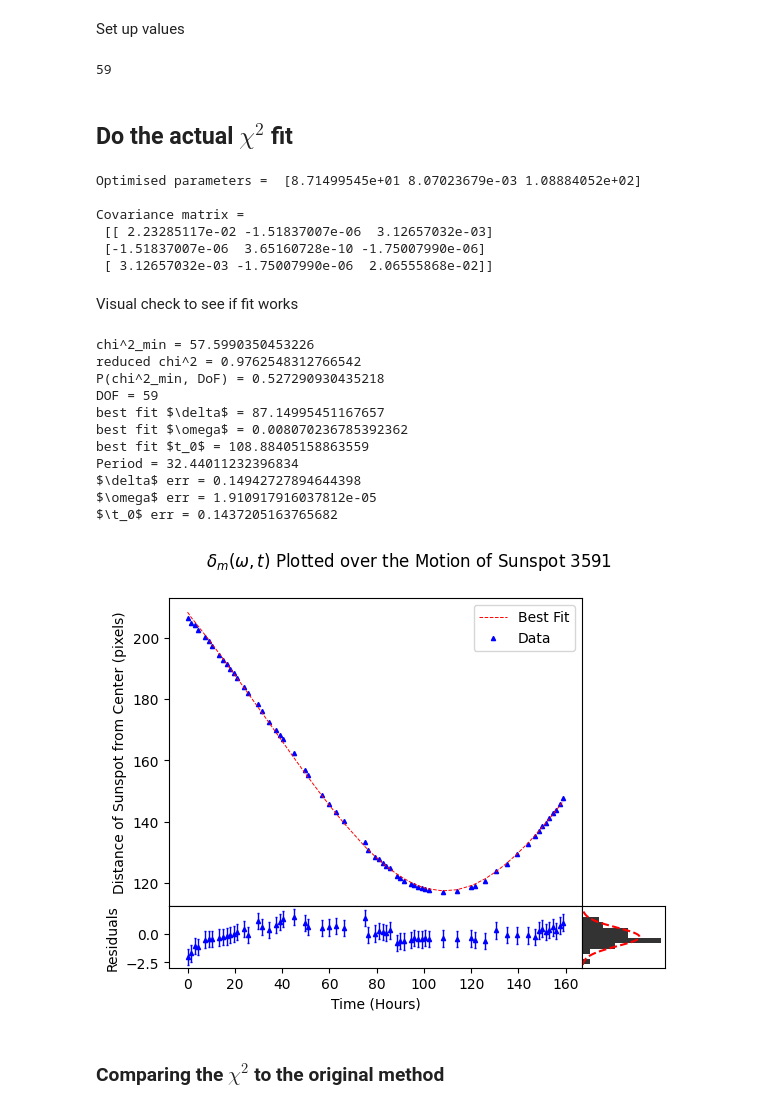
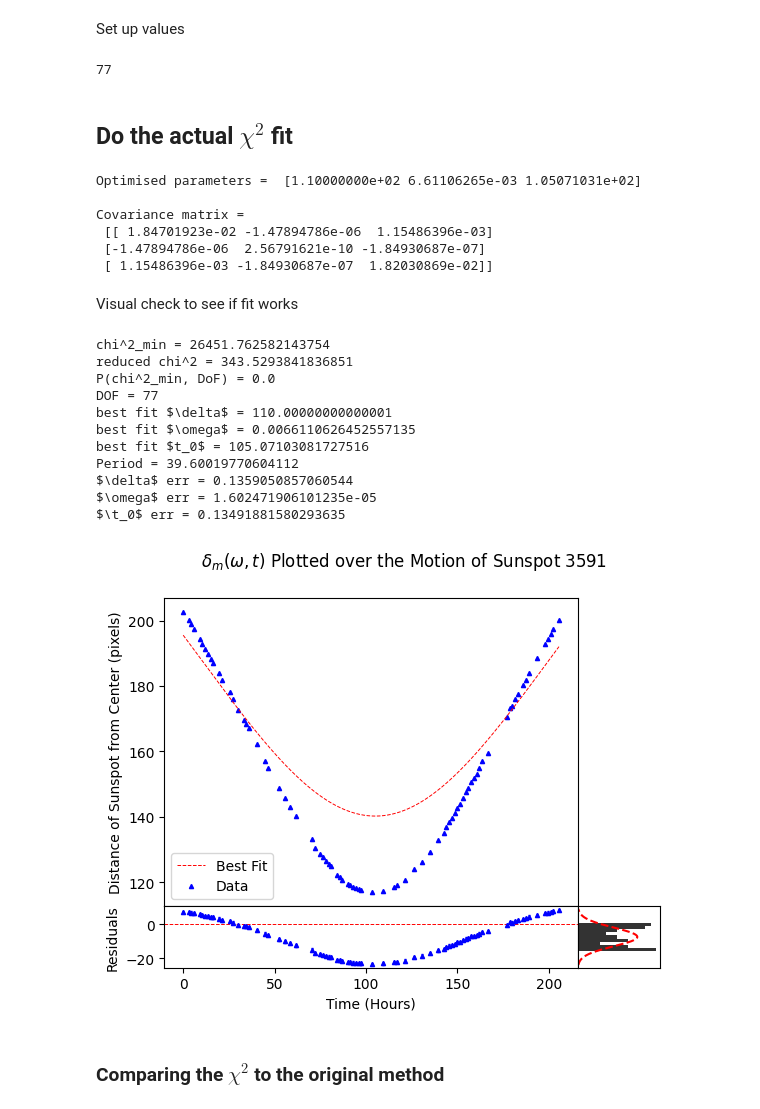
Before and after one commit to Singh-Mehtab/solar-rotation-analysis, a Jupyter notebook: Sunspots Revisited.ipynb, the cells around one changed output. Drawn from its saved outputs; the diff is of its cells as text; code cells hidden in the pictures.

```diff
--- a/Sunspots Revisited.ipynb
+++ b/Sunspots Revisited.ipynb
@@ -34,13 +34,13 @@ Sunspot_Name = '3591'
 #Date_Range = 'SOHO_2025-03-31_2025-04-06'
 
 # The first image with the sunspot visible
-first_image_number = 588
-last_image_number = 650
+first_image_number = 577 +14
+last_image_number = first_image_number + 80
 number_of_rows = last_image_number - first_image_number
 
 # Initial coordinates of the sunspot in the first image (replace with your values)
-Sunspot_initial_x = 92
-Sunspot_initial_y = 384
+Sunspot_initial_x = 98
+Sunspot_initial_y = 383
 
 # Sun parameters
 sun_center_x, sun_center_y = 256, 256
@@ -440,27 +443,32 @@ def chi_squared(model_params, model, x_data, y_data, y_err):
     return np.sum(((y_data - model(x_data, *model_params))/y_err)**2) # Note the `*model_params' here!
 print(degrees_of_freedom)
 # %% [output]
-59
+77
 # %% [markdown]
 ## Do the actual $\chi ^2$ fit
 # %%
+lower_bounds = [110, 0.0, 0.0]
+upper_bounds = [ 200, np.inf,  np.inf]
+
+bounds = (lower_bounds, upper_bounds)
 popt, cov = scipy.optimize.curve_fit(model_function, # function to fit
                                      t, # x data
                                      d, # y data
                                      sigma=d_err, # array of error bars for the fit
                                      absolute_sigma=True, # errors bars DO represent 1 std error
                                      p0=initial_values, # starting point for fit
-                                     check_finite=True) # raise ValueError if NaN encountered (don't allow errors to pass)
+                                     check_finite=True,
+                                     bounds = bounds) # raise ValueError if NaN encountered (don't allow errors to pass)
 
 print('Optimised parameters = ', popt, '\n')
 print('Covariance matrix = \n', cov)
 # %% [output]
-Optimised parameters =  [8.71499545e+01 8.07023679e-03 1.08884052e+02]
+Optimised parameters =  [1.10000000e+02 6.61106265e-03 1.05071031e+02]
 
 Covariance matrix =
- [[ 2.23285117e-02 -1.51837007e-06  3.12657032e-03]
- [-1.51837007e-06  3.65160728e-10 -1.75007990e-06]
- [ 3.12657032e-03 -1.75007990e-06  2.06555868e-02]]
+ [[ 1.84701923e-02 -1.47894786e-06  1.15486396e-03]
+ [-1.47894786e-06  2.56791621e-10 -1.84930687e-07]
+ [ 1.15486396e-03 -1.84930687e-07  1.82030869e-02]]
 # %% [markdown]
 Visual check to see if fit works
 # %%
@@ -476,6 +484,7 @@ axs[1, 1].tick_params(axis='both', which='both', length=0)
 axs[1, 1].set_xticklabels([])
 axs[1, 1].set_yticklabels([])
 
+
 axs[0,0].errorbar(t,
              d,
              #yerr = d_err,
@@ -484,11 +493,23 @@ axs[0,0].errorbar(t,
              linestyle='None',
              zorder =1,
              label = 'Data')
-axs[0,0].plot(t,
-         model_function(t, *popt),
-         color = 'r', linewidth = 0.7, linestyle='--',
-         zorder =2,
-         label = 'Best Fit')
+
+B_0_plot_constant = np.mean(B_0_values)
+R_sun_constant = np.mean(R_sun)
+N_SMOOTH = number_of_rows * 50
+t_smooth = np.linspace(np.min(t), np.max(t), N_SMOOTH)
+
+axs[0,0].plot(np.linspace(np.min(t), np.max(t), number_of_rows*50),
+              np.sqrt((R_sun_constant **2 - popt[0] **2)*(np.sin(popt[1]*(t_smooth - popt[2])))**2 + (popt[0]-B_0_plot_constant) **2),
+              color = 'r',
+              linewidth = 0.7,
+              linestyle='--',
+              zorder =2,
+              label = 'Best Fit')
+
+#np.sqrt((R_sun_constant **2 - popt[0] **2)*(np.sin(popt[1]*((np.linspace(np.min(t), np.max(t), number_of_rows*50)-popt[2])))**2 + (popt[0]-B_0_plot_constant) **2)),
+
+
 
 residual = d - model_function(t, *popt)
 axs[1,0].errorbar(t, residual, capsize =1, fmt = 'b^', markersize =3, elinewidth=1,yerr=d_err, linestyle = 'None')
@@ -497,7 +518,7 @@ axs[1,0].set_xlabel('Time (Hours)') # axis labels and units
 axs[0,0].set_ylabel('Distance of Sunspot from Center (pixels)')
 
 axs[1,0].set_ylabel('Residuals')
-
+axs[1,0].axhline(y=0, color='r', linestyle='dashed', linewidth = 0.7)
 
 ##### Histogram #####
 axs[1,1].hist(residual, bins =9, orientation='horizontal', color='k', alpha=0.8, density=True)
@@ -508,49 +529,53 @@ x_normdist = np.linspace(mu - 3*sigma, mu + 3*sigma, 1000)
 y_normdist = norm.pdf(x_normdist, mu, sigma)
 axs[1,1].plot(y_normdist, x_normdist, color='r', linestyle='dashed')
 
+x_min, x_max = axs[0, 0].get_xlim()
+axs[1, 0].set_xlim(x_min, x_max)
 ###########
 
 
 axs[0,0].legend()
 fig.suptitle(r'$\delta _m(\omega, t)$ Plotted over the Motion of Sunspot ' + Sunspot_Name)
 timestamp = datetime.datetime.now().strftime("%Y%m%d-%H%M%S")
 os.path.join
 #plt.savefig(os.path.join("Viscocity Lab Saved Figures", f"Viscocity_Lab-Residuals_{timestamp}.pdf"), format="pdf", bbox_inches="tight")
-plt.savefig(os.path.join("Further_Analysis/Plots", f"Sunspot_{Sunspot_Name}.pdf"), format="pdf", bbox_inches="tight")
+
 
 
 chi_squared_min = chi_squared(popt, model_function, t, d, d_err)
 reduced_chi_squared = chi_squared_min/degrees_of_freedom
 p_value = scipy.stats.chi2.sf(chi_squared_min, degrees_of_freedom)
 popt_errs = np.sqrt(np.diag(cov))
 Period = (np.pi)/(12*popt[1])
 
 print('chi^2_min = {}'.format(chi_squared_min))
 print('reduced chi^2 = {}'.format(reduced_chi_squared))
 print('P(chi^2_min, DoF) = {}'.format(p_value))
 print('DOF = ' + str(degrees_of_freedom))
 print(r"best fit $\delta$ = " + str(popt[0]))
 print(r"best fit $\omega$ = " + str(popt[1]))
 print(r"best fit $t_0$ = " + str(popt[2]))
 
 print(r'Period = ' + str(Period))
 #print(r'Viscocity_err = ' + str(Viscocity_err))
 print(r"$\delta$ err = " + str(popt_errs[0]))
 print(r"$\omega$ err = " + str(popt_errs[1]))
 print(r"$\t_0$ err = " + str(popt_errs[2]))
+
+plt.savefig(os.path.join("Further_Analysis/Plots", f"Sunspot_{Sunspot_Name}-Initial_{first_image_number}-Final_{last_image_number}-PValue_{p_value:.3g}.pdf"), format="pdf", bbox_inches="tight")
 # %% [output]
-chi^2_min = 57.5990350453226
-reduced chi^2 = 0.9762548312766542
-P(chi^2_min, DoF) = 0.527290930435218
-DOF = 59
-best fit $\delta$ = 87.14995451167657
-best fit $\omega$ = 0.008070236785392362
-best fit $t_0$ = 108.88405158863559
-Period = 32.44011232396834
-$\delta$ err = 0.14942727894644398
-$\omega$ err = 1.910917916037812e-05
-$\t_0$ err = 0.1437205163765682
+chi^2_min = 26451.762582143754
+reduced chi^2 = 343.5293841836851
+P(chi^2_min, DoF) = 0.0
+DOF = 77
+best fit $\delta$ = 110.00000000000001
+best fit $\omega$ = 0.0066110626452557135
+best fit $t_0$ = 105.07103081727516
+Period = 39.60019770604112
+$\delta$ err = 0.1359050857060544
+$\omega$ err = 1.602471906101235e-05
+$\t_0$ err = 0.13491881580293635
-[figure, old version]
+[figure, new version]
 # %% [markdown]
 ### Comparing the $\chi ^2$ to the original method
 # %%
```
Also changed, not shown: parts of 7 cells of this notebook.
